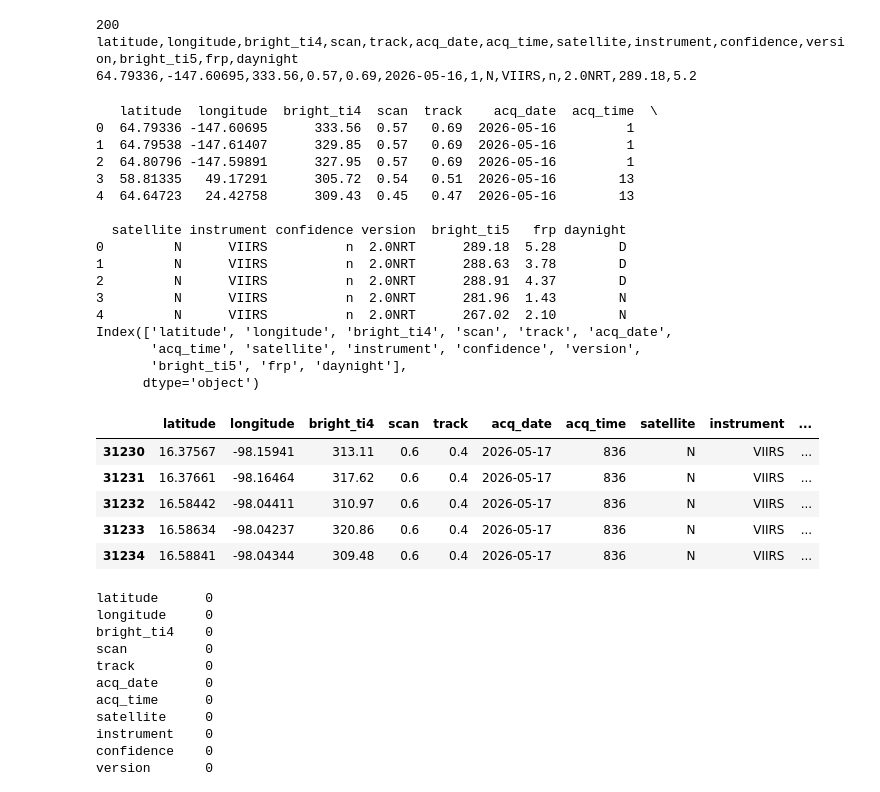
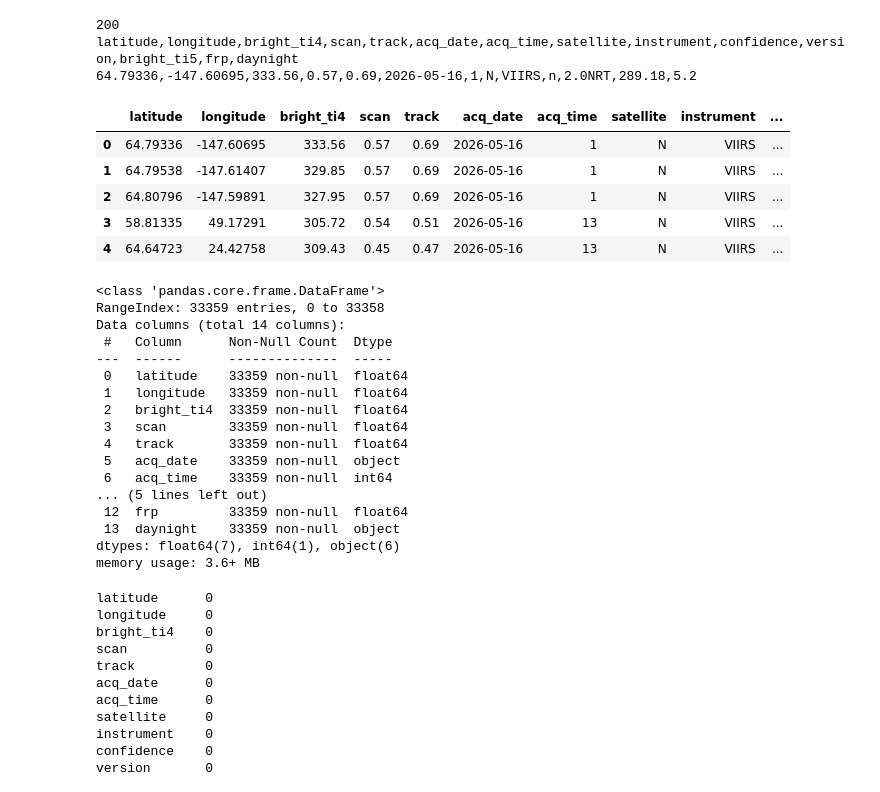
Before and after one commit to maraz999/sds210_project_wildfire, a Jupyter notebook: notebooks/wildfire_bright.ipynb, the cells around one changed output. Saved outputs shown, nothing was run; the diff lists cells and outputs as text; code cells hidden in the pictures.

```diff
--- a/notebooks/wildfire_bright.ipynb
+++ b/notebooks/wildfire_bright.ipynb
@@ -33,30 +33,31 @@ fires_df = pd.read_csv(url_api)
 latitude,longitude,bright_ti4,scan,track,acq_date,acq_time,satellite,instrument,confidence,version,bright_ti5,frp,daynight
 64.79336,-147.60695,333.56,0.57,0.69,2026-05-16,1,N,VIIRS,n,2.0NRT,289.18,5.2
 # %%
-print(fires_df.head())
-print(fires_df.columns)
-fires_df.tail()
+fires_df.head()
 # %% [output]
-   latitude  longitude  bright_ti4  scan  track    acq_date  acq_time  \
-0  64.79336 -147.60695      333.56  0.57   0.69  2026-05-16         1
-1  64.79538 -147.61407      329.85  0.57   0.69  2026-05-16         1
-2  64.80796 -147.59891      327.95  0.57   0.69  2026-05-16         1
-3  58.81335   49.17291      305.72  0.54   0.51  2026-05-16        13
-4  64.64723   24.42758      309.43  0.45   0.47  2026-05-16        13
-
-  satellite instrument confidence version  bright_ti5   frp daynight
-0         N      VIIRS          n  2.0NRT      289.18  5.28        D
-1         N      VIIRS          n  2.0NRT      288.63  3.78        D
-2         N      VIIRS          n  2.0NRT      288.91  4.37        D
-3         N      VIIRS          n  2.0NRT      281.96  1.43        N
-4         N      VIIRS          n  2.0NRT      267.02  2.10        N
-Index(['latitude', 'longitude', 'bright_ti4', 'scan', 'track', 'acq_date',
-       'acq_time', 'satellite', 'instrument', 'confidence', 'version',
-       'bright_ti5', 'frp', 'daynight'],
-      dtype='object')
 |  | latitude | longitude | bright_ti4 | scan | track | acq_date | acq_time | satellite | instrument | ... |
-| 31230 | 16.37567 | -98.15941 | 313.11 | 0.6 | 0.4 | 2026-05-17 | 836 | N | VIIRS | ... |
-| 31231 | 16.37661 | -98.16464 | 317.62 | 0.6 | 0.4 | 2026-05-17 | 836 | N | VIIRS | ... |
-| 31232 | 16.58442 | -98.04411 | 310.97 | 0.6 | 0.4 | 2026-05-17 | 836 | N | VIIRS | ... |
-| 31233 | 16.58634 | -98.04237 | 320.86 | 0.6 | 0.4 | 2026-05-17 | 836 | N | VIIRS | ... |
-| 31234 | 16.58841 | -98.04344 | 309.48 | 0.6 | 0.4 | 2026-05-17 | 836 | N | VIIRS | ... |
+| 0 | 64.79336 | -147.60695 | 333.56 | 0.57 | 0.69 | 2026-05-16 | 1 | N | VIIRS | ... |
+| 1 | 64.79538 | -147.61407 | 329.85 | 0.57 | 0.69 | 2026-05-16 | 1 | N | VIIRS | ... |
+| 2 | 64.80796 | -147.59891 | 327.95 | 0.57 | 0.69 | 2026-05-16 | 1 | N | VIIRS | ... |
+| 3 | 58.81335 | 49.17291 | 305.72 | 0.54 | 0.51 | 2026-05-16 | 13 | N | VIIRS | ... |
+| 4 | 64.64723 | 24.42758 | 309.43 | 0.45 | 0.47 | 2026-05-16 | 13 | N | VIIRS | ... |
+# %%
+fires_df.info()
+# %% [output]
+<class 'pandas.core.frame.DataFrame'>
+RangeIndex: 33359 entries, 0 to 33358
+Data columns (total 14 columns):
+ #   Column      Non-Null Count  Dtype
+---  ------      --------------  -----
+ 0   latitude    33359 non-null  float64
+ 1   longitude   33359 non-null  float64
+ 2   bright_ti4  33359 non-null  float64
+ 3   scan        33359 non-null  float64
+ 4   track       33359 non-null  float64
+ 5   acq_date    33359 non-null  object
+ 6   acq_time    33359 non-null  int64
+... (5 lines left out)
+ 12  frp         33359 non-null  float64
+ 13  daynight    33359 non-null  object
+dtypes: float64(7), int64(1), object(6)
+memory usage: 3.6+ MB
```
Also changed, not shown: parts of 6 cells of this notebook.
